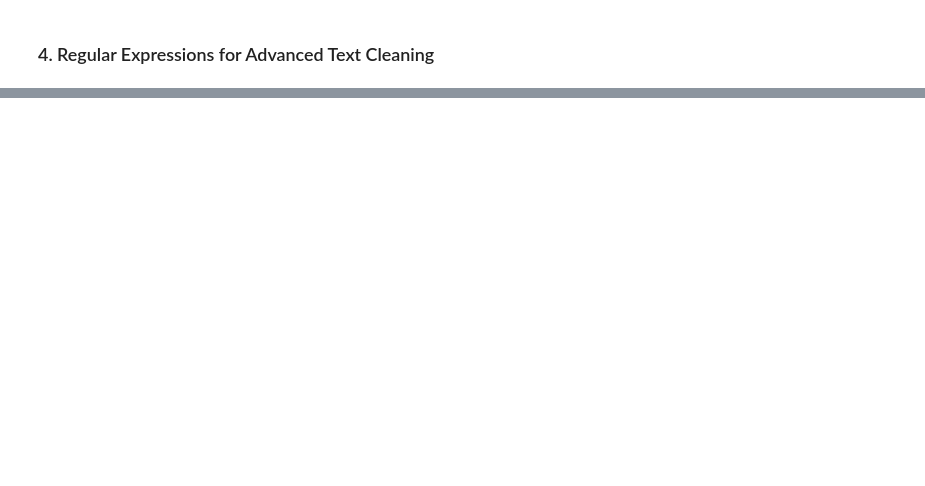
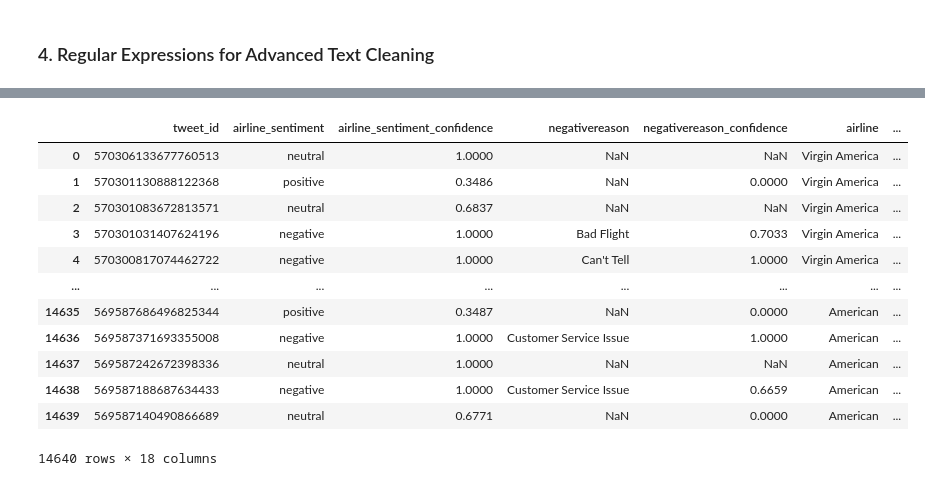
Before and after one commit to yibeichan/COMM160DS, a Jupyter notebook: week_6/lecture_part1.ipynb, the cells around one changed output, grey strips where cells are left out. Saved outputs shown, nothing was run; the diff lists cells and outputs as text; code cells hidden in the pictures; blank space fills up the shorter version.

```diff
--- a/week_6/lecture_part1.ipynb
+++ b/week_6/lecture_part1.ipynb
@@ -127,0 +170,17 @@ cleaned_text
+# %%
+def clean_text(text):
+    text = re.sub(r'http\S+|www\S+|https\S+', '', text, flags=re.MULTILINE)  # remove URLs
+    print(f"remove URLs: {text}")
+    text = re.sub(r'@\w+', '', text)  # remove mentions
+    print(f"remove mentions: {text}")
+    text = re.sub(r'#\w+', '', text) # remove hashtag
+    print(f"remove hashtag: {text}")
+    text = re.sub(r'\W', ' ', text)  # remove special characters
+    print(f"remove special characters: {text}")
+    text = re.sub(r'\s+', ' ', text)  # remove extra spaces
+    print(f"remove extra spaces: {text}")
+    return text.strip()
+
+text = "Check out this amazing article: https://example.com/article #learning, Thanks for the great article, @johndoe! #appreciation, I love Python! 😍🐍 #python #programming"
+cleaned_text = clean_text(text)
+cleaned_text
@@ -181,0 +352,16 @@ def clean_text(text):
+# %%
+df
+# %% [output]
+|  | tweet_id | airline_sentiment | airline_sentiment_confidence | negativereason | negativereason_confidence | airline | ... |
+| 0 | 570306133677760513 | neutral | 1.0000 | NaN | NaN | Virgin America | ... |
+| 1 | 570301130888122368 | positive | 0.3486 | NaN | 0.0000 | Virgin America | ... |
+| 2 | 570301083672813571 | neutral | 0.6837 | NaN | NaN | Virgin America | ... |
+| 3 | 570301031407624196 | negative | 1.0000 | Bad Flight | 0.7033 | Virgin America | ... |
+| 4 | 570300817074462722 | negative | 1.0000 | Can't Tell | 1.0000 | Virgin America | ... |
+| ... | ... | ... | ... | ... | ... | ... | ... |
+| 14635 | 569587686496825344 | positive | 0.3487 | NaN | 0.0000 | American | ... |
+| 14636 | 569587371693355008 | negative | 1.0000 | Customer Service Issue | 1.0000 | American | ... |
+| 14637 | 569587242672398336 | neutral | 1.0000 | NaN | NaN | American | ... |
+| 14638 | 569587188687634433 | negative | 1.0000 | Customer Service Issue | 0.6659 | American | ... |
+| 14639 | 569587140490866689 | neutral | 0.6771 | NaN | 0.0000 | American | ... |
+14640 rows × 18 columns
```
Also changed, not shown: parts of 28 cells of this notebook.
